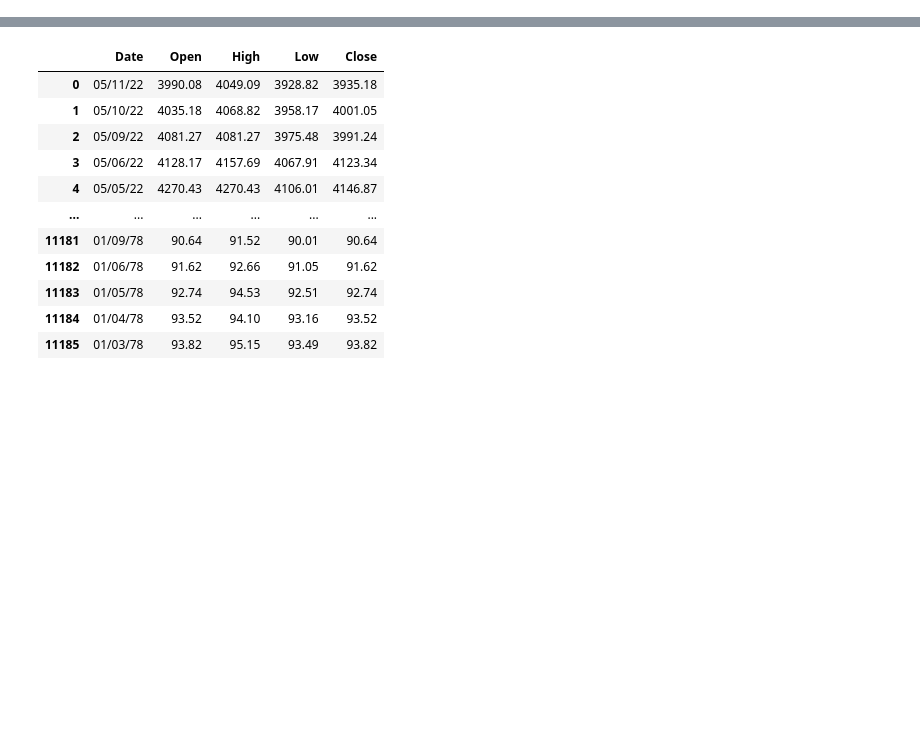
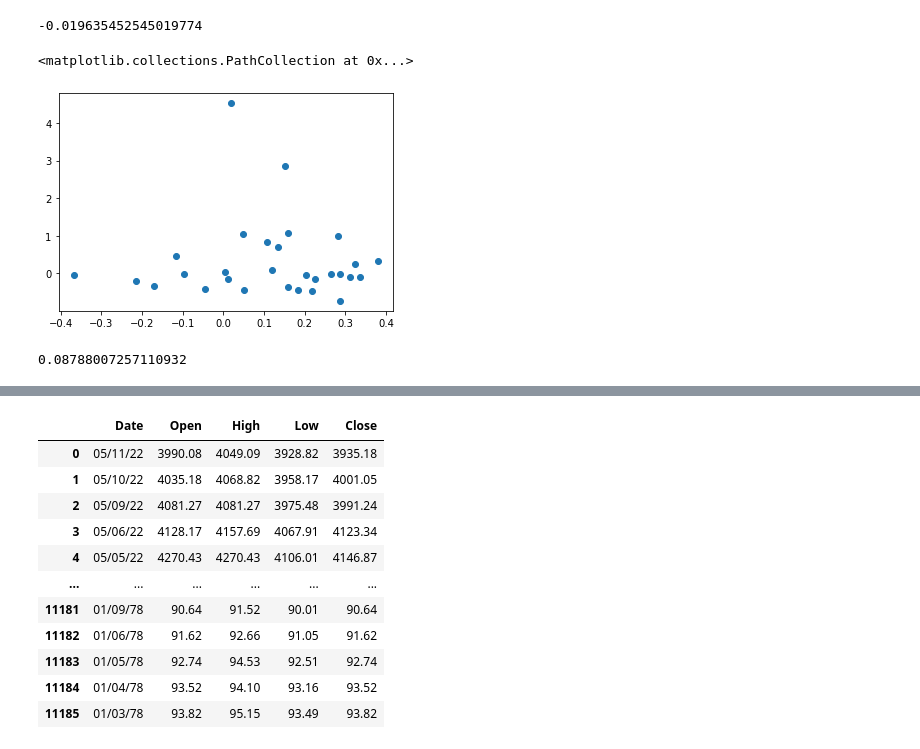
Before and after one commit to anjanaiyer/svb_practicum, a Jupyter notebook: buyouts/buyouts_sp_test.ipynb, the cells around one changed output, grey strips where cells are left out. Saved outputs shown, nothing was run; the diff lists cells and outputs as text; code cells hidden in the pictures; blank space fills up the shorter version.

```diff
--- a/buyouts/buyouts_sp_test.ipynb
+++ b/buyouts/buyouts_sp_test.ipynb
@@ -13,0 +216,13 @@ from sklearn.pipeline import make_pipeline, Pipeline
+# %%
+df_merged['pct_change_adj_close'].corr(df_merged['pct_change_commit_amt'])
+# %% [output]
+-0.019635452545019774
+# %%
+plt.scatter(df_merged.pct_change_adj_close, df_merged.pct_change_commit_amt)
+# %% [output]
+<matplotlib.collections.PathCollection at 0x...>
+[figure, added]
+# %%
+df_merged['pct_change_adj_close'].corr(df_merged['avg_commit_amt'])
+# %% [output]
+0.08788007257110932
```
Also changed, not shown: parts of 159 cells of this notebook, 1 other file.
